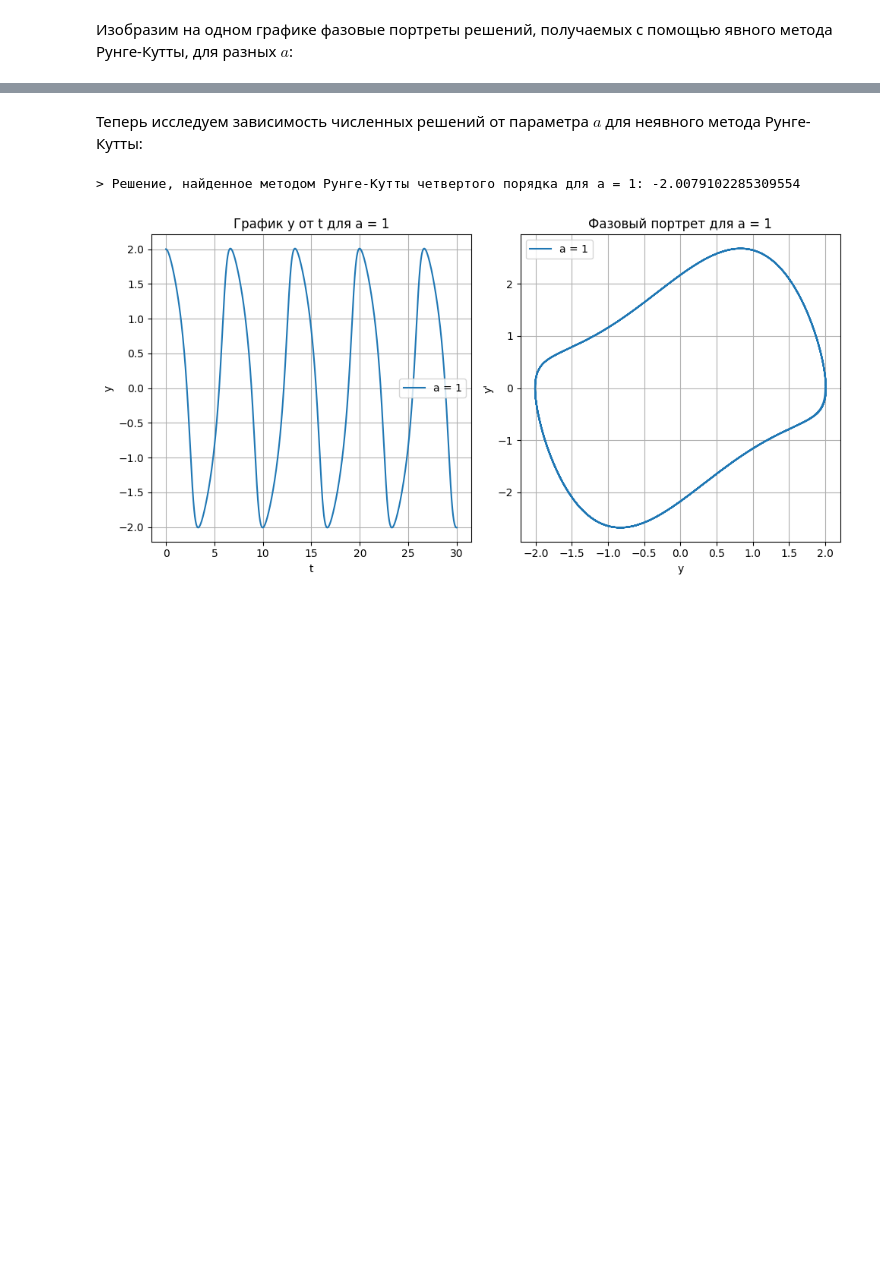
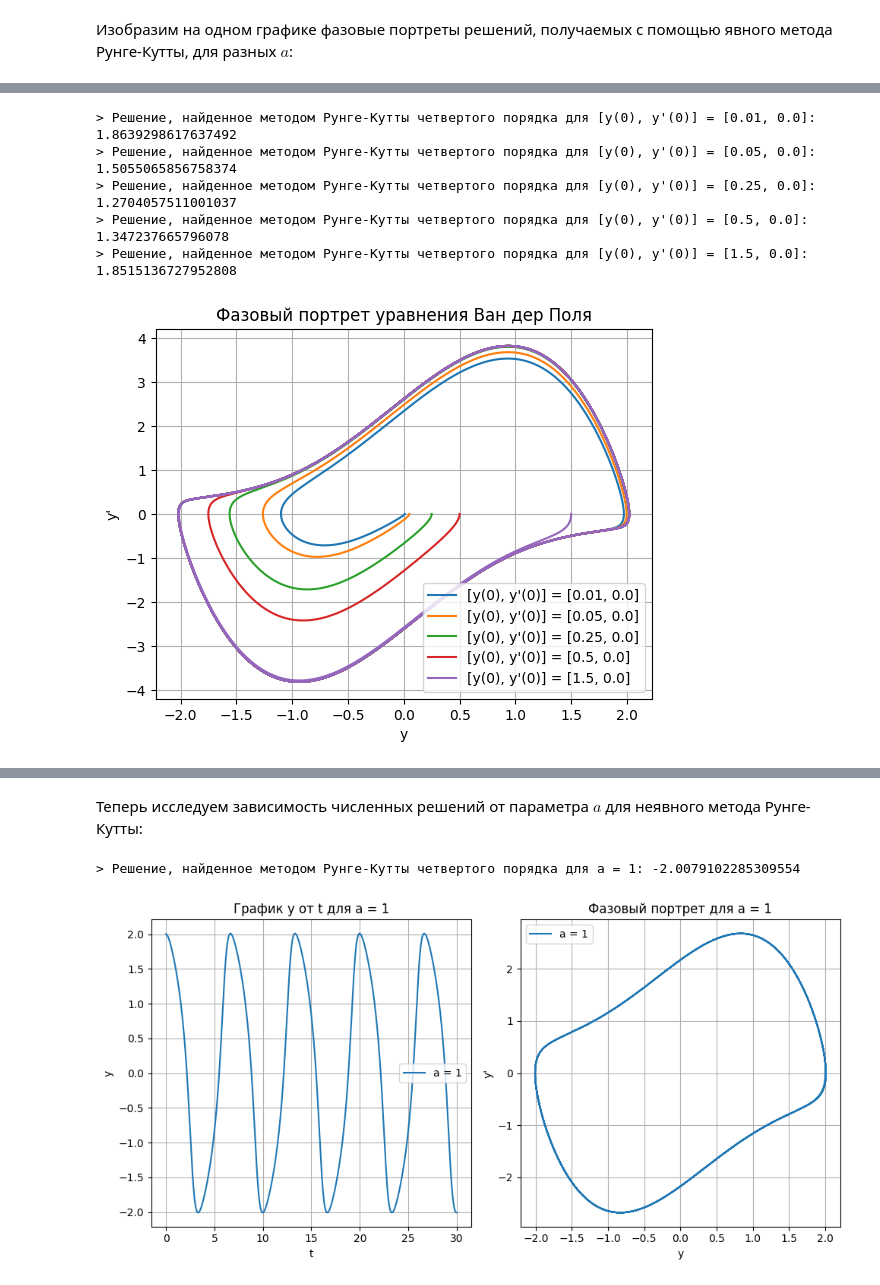
Before and after one commit to d-r-tikhonov/Computational_Mathematics, a Jupyter notebook: Уравнение Ван дер Поля.ipynb, the cells around one changed output, grey strips where cells are left out. Saved outputs shown, nothing was run; the diff lists cells and outputs as text; code cells hidden in the pictures; blank space fills up the shorter version.

```diff
--- a/Уравнение Ван дер Поля.ipynb
+++ b/Уравнение Ван дер Поля.ipynb
@@ -265,0 +256,30 @@ plt.show()
+# %%
+# Фиксируем параметры
+t = np.linspace(0, 30, 100000)
+xy_vec0_list = [0.01, 0.0], [0.05, 0.0], [0.25, 0.0], [0.50, 0.0], [1.50, 0.0]
+
+# Рассмотрим дикритический узел
+a_value = 2
+
+for xy_vec0 in xy_vec0_list:
+    van_der_pol_a = partial(van_der_pol, a = a_value)
+
+    y = explicit_rk4_method(van_der_pol_a, xy_vec0, t)
+    plt.plot(y[:, 0], y[:, 1], label=f'[y(0), y\'(0)] = {xy_vec0}')
+    print(f"> Решение, найденное методом Рунге-Кутты четвертого порядка для [y(0), y\'(0)] = {xy_vec0}: {y[-1, 0]}")
+
+
+plt.title('Фазовый портрет уравнения Ван дер Поля')
+plt.legend()
+plt.xlabel('y')
+plt.ylabel("y'")
+plt.legend()
+plt.grid(True)
+plt.show()
+# %% [output]
+> Решение, найденное методом Рунге-Кутты четвертого порядка для [y(0), y'(0)] = [0.01, 0.0]: 1.8639298617637492
+> Решение, найденное методом Рунге-Кутты четвертого порядка для [y(0), y'(0)] = [0.05, 0.0]: 1.5055065856758374
+> Решение, найденное методом Рунге-Кутты четвертого порядка для [y(0), y'(0)] = [0.25, 0.0]: 1.2704057511001037
+> Решение, найденное методом Рунге-Кутты четвертого порядка для [y(0), y'(0)] = [0.5, 0.0]: 1.347237665796078
+> Решение, найденное методом Рунге-Кутты четвертого порядка для [y(0), y'(0)] = [1.5, 0.0]: 1.8515136727952808
+[figure, added]
```
Also changed, not shown: parts of 4 cells of this notebook.
